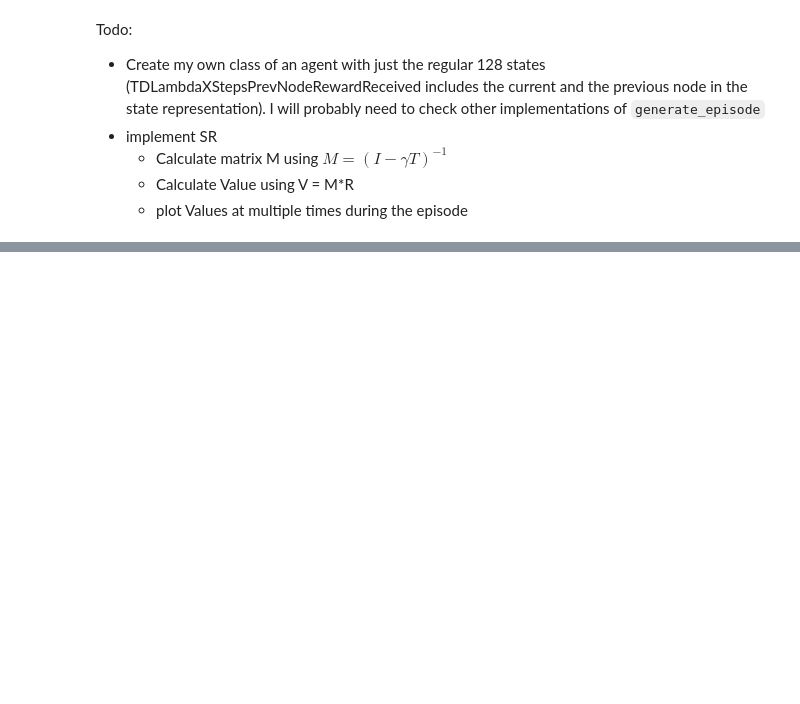
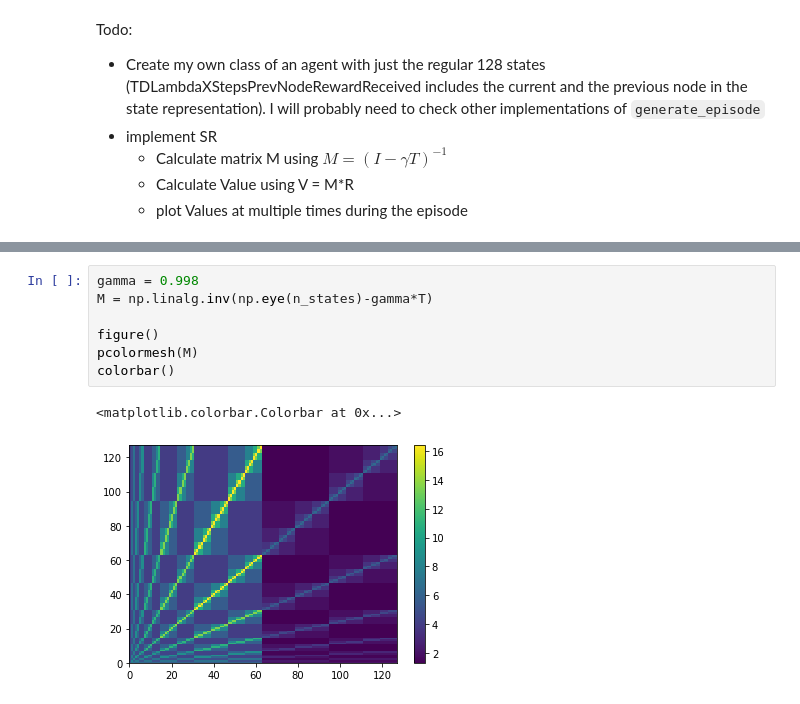
Before and after one commit to umeshksingla/MouseMazeHierRL, a Jupyter notebook: RL_model_and_analysis.ipynb, the cells around one changed output, grey strips where cells are left out. Cells and saved outputs as stored; diff of their text form; blank space fills up the shorter version.

```diff
--- a/RL_model_and_analysis.ipynb
+++ b/RL_model_and_analysis.ipynb
@@ -399,0 +442,10 @@ Todo:
+# %%
+gamma = 0.998
+M = np.linalg.inv(np.eye(n_states)-gamma*T)
+
+figure()
+pcolormesh(M)
+colorbar()
+# %% [output]
+<matplotlib.colorbar.Colorbar at 0x...>
+[figure, added]
```
Also changed, not shown: parts of 16 cells of this notebook, 2 other files.
